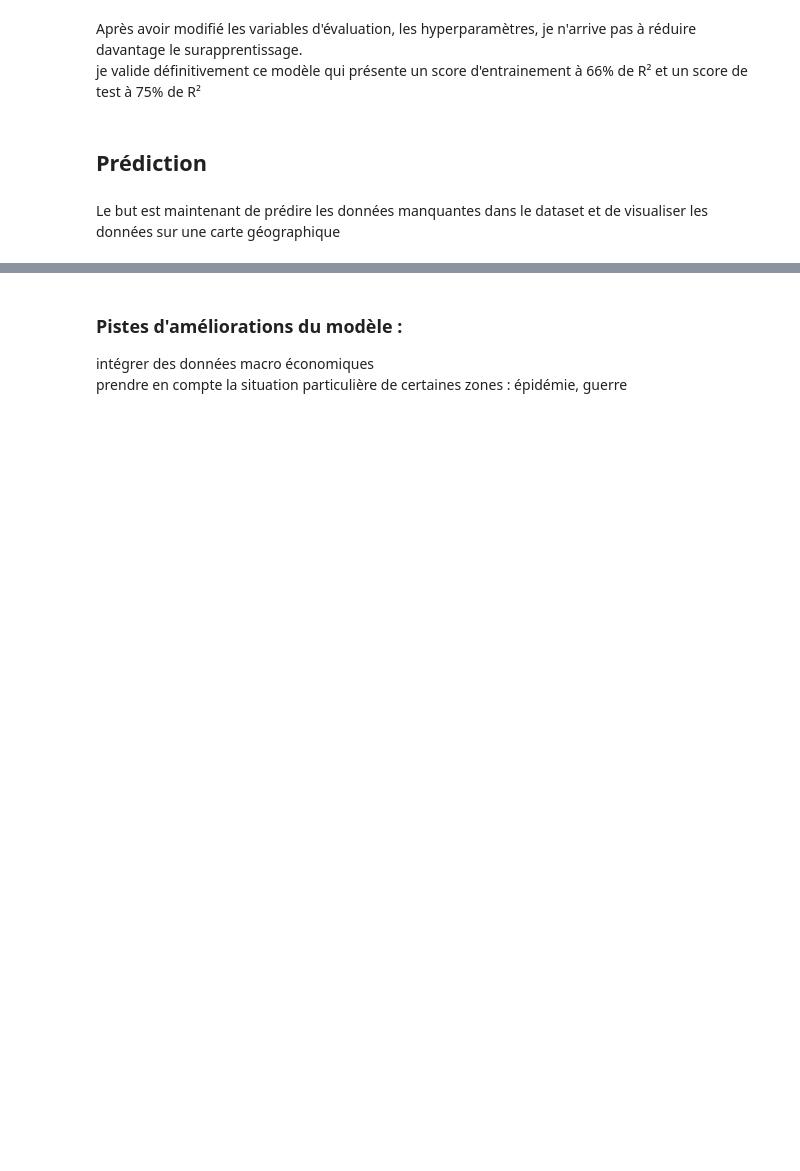
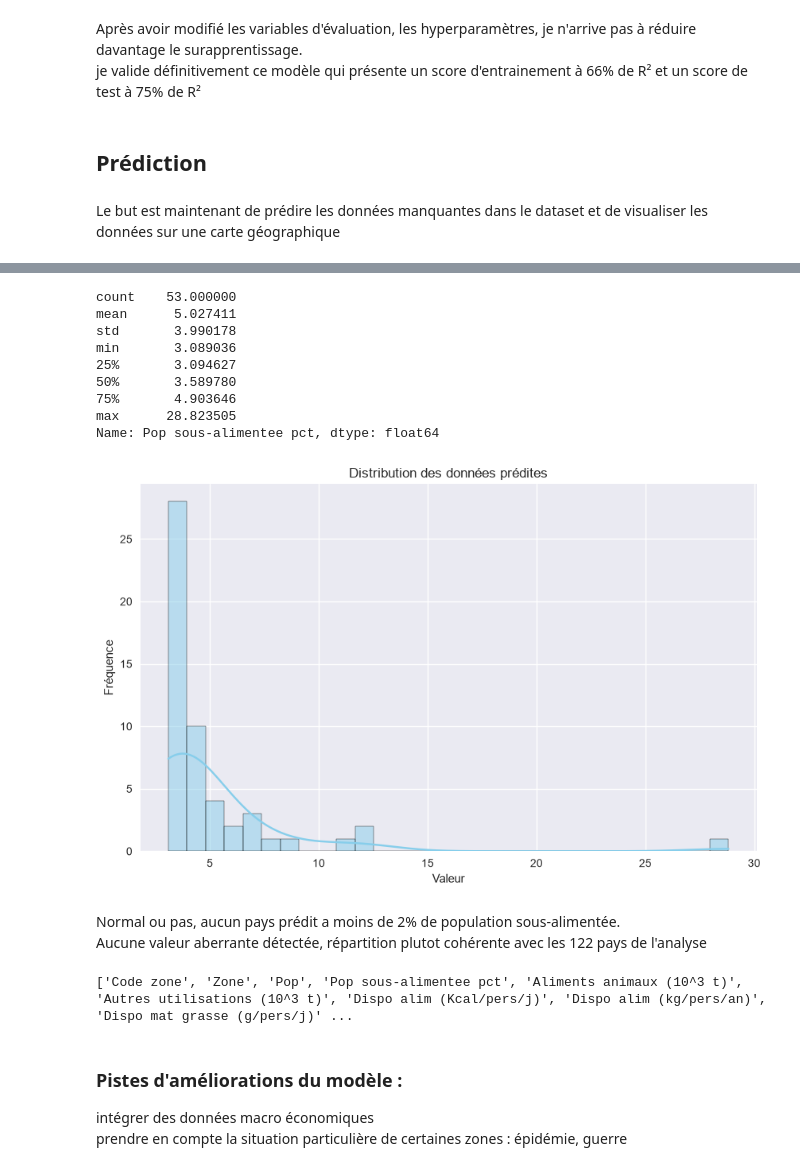
Before and after one commit to SIMPLON-DIST-Data-Analyst-211541/FAO_Analysis_Johan, a Jupyter notebook: src/notebook.ipynb, the cells around one changed output, grey strips where cells are left out. Drawn from its saved outputs; the diff is of its cells as text; code cells hidden in the pictures; blank space fills up the shorter version.

Commit message:
prediction faite sur les données manquantes et affichage sur un plannisphere

```diff
--- a/src/notebook.ipynb
+++ b/src/notebook.ipynb
@@ -3066,7 +3066,16 @@ else:
 # %% [markdown]
 Après avoir modifié les variables d'évaluation, les hyperparamètres, je n'arrive pas à réduire davantage le surapprentissage.
 je valide définitivement ce modèle qui présente un score d'entrainement à 66% de R² et un score de test à 75% de R²
+# %%
+modele_final = modele6
 # %% [markdown]
 ## Prédiction
 # %% [markdown]
 Le but est maintenant de prédire les données manquantes dans le dataset et de visualiser les données sur une carte géographique
+# %%
+print(df_a_predire.columns.tolist())
+print(df_ml.columns.tolist())
+print(col_num)
+# Création des colonnes export et import par hab
+df_a_predire['Export par hab (kg)'] = (df_a_predire['Export (10^3 t)'])/(df_a_predire['Pop'])*10**6
+df_a_predire['Import par hab (kg)'] = (df_a_predire['Import (10^3 t)'])/(df_a_predire['Pop'])*10**6
@@ -3072,0 +3086,49 @@ Le but est maintenant de prédire les données manquantes dans le dataset et de
+# %%
+# je renomme la colonne de population sous alimentée en 'Pop sous-alimentée pct' pour etre conforme à la donnée recherchée
+df_a_predire = df_a_predire.rename(columns={'Pop sous-alimentee': 'Pop sous-alimentee pct'})
+
+# 2. Extraire uniquement ces colonnes du nouveau dataframe
+# On utilise .loc pour être sûr que l'ordre et les noms sont respectés
+X_new = df_a_predire[col_num]
+
+# 3. (Optionnel mais important) Vérifier qu'il n'y a pas de valeurs manquantes
+# dans les colonnes d'entrée, car la plupart des modèles scikit-learn ne les acceptent pas directement.
+if X_new.isnull().any().any():
+    print("Attention : il y a des NaN dans les features à entrer !")
+    # Tu peux compléter par un imputeur, ex: X_new.fillna(0) ou via une colonne d'imputation
+else:
+    # 4. Prédire !!!
+    predictions = modele_final.predict(X_new)
+
+# Remettre les résultats dans ton dataframe initial pour les analyser
+df_a_predire['Pop sous-alimentee pct'] = predictions
+# %%
+# on vérifie ce qu'on a prédit
+
+# On affiche les stats de la colonne prédite (ex: 'salary')
+print(df_a_predire['Pop sous-alimentee pct'].describe())
+
+plt.figure(figsize=(10, 6))
+sns.histplot(df_a_predire['Pop sous-alimentee pct'], bins=30, kde=True, color='skyblue')
+plt.title('Distribution des données prédites')
+plt.xlabel('Valeur')
+plt.ylabel('Fréquence')
+plt.show()
+# %% [output]
+count    53.000000
+mean      5.027411
+std       3.990178
+min       3.089036
+25%       3.094627
+50%       3.589780
+75%       4.903646
+max      28.823505
+Name: Pop sous-alimentee pct, dtype: float64
+[figure, added]
+# %% [markdown]
+Normal ou pas, aucun pays prédit a moins de 2% de population sous-alimentée.
+Aucune valeur aberrante détectée, répartition plutot cohérente avec les 122 pays de l'analyse
+# %%
+print(df_a_predire.columns.tolist())
+# %% [output]
+['Code zone', 'Zone', 'Pop', 'Pop sous-alimentee pct', 'Aliments animaux (10^3 t)', 'Autres utilisations (10^3 t)', 'Dispo alim (Kcal/pers/j)', 'Dispo alim (kg/pers/an)', 'Dispo mat grasse (g/pers/j)' ...
```
Also changed, not shown: parts of 2 cells of this notebook.
